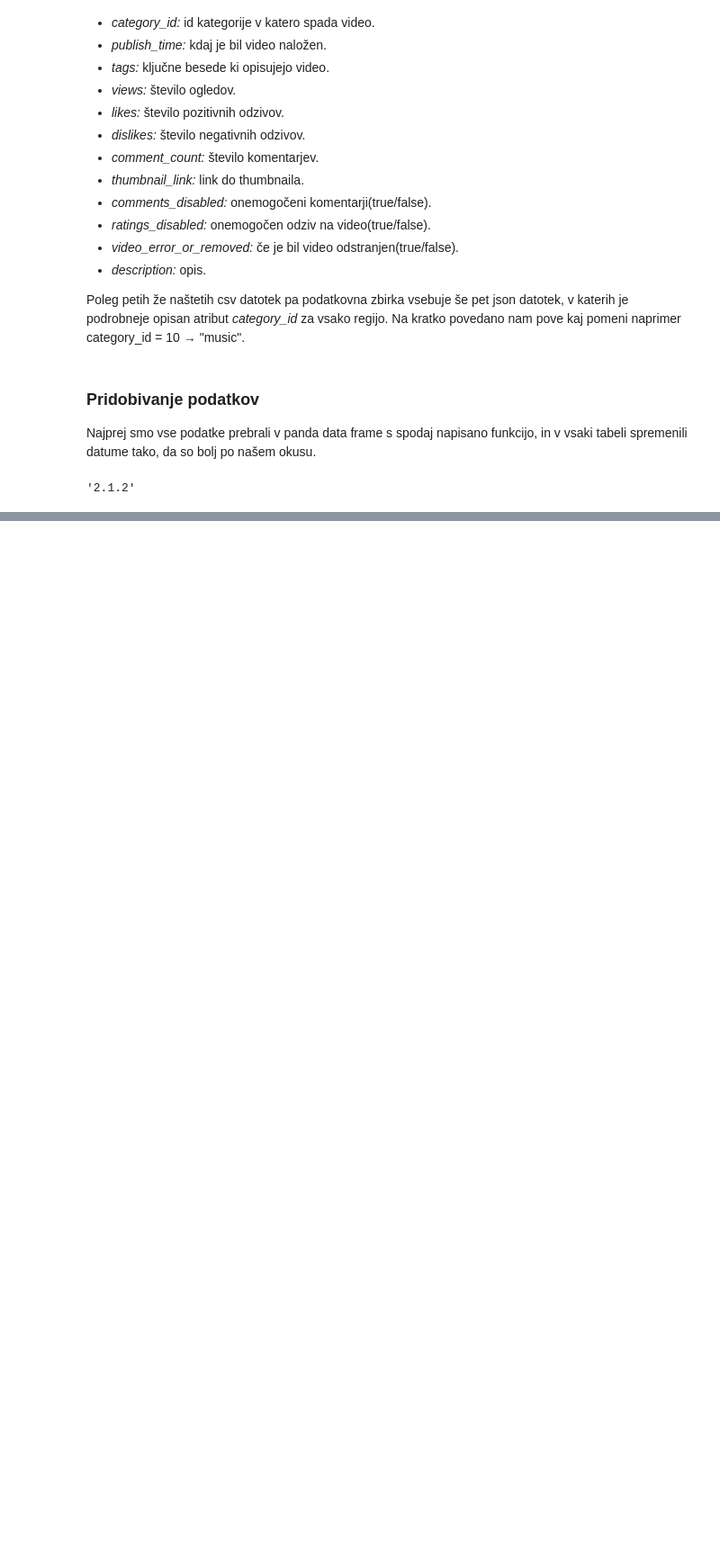
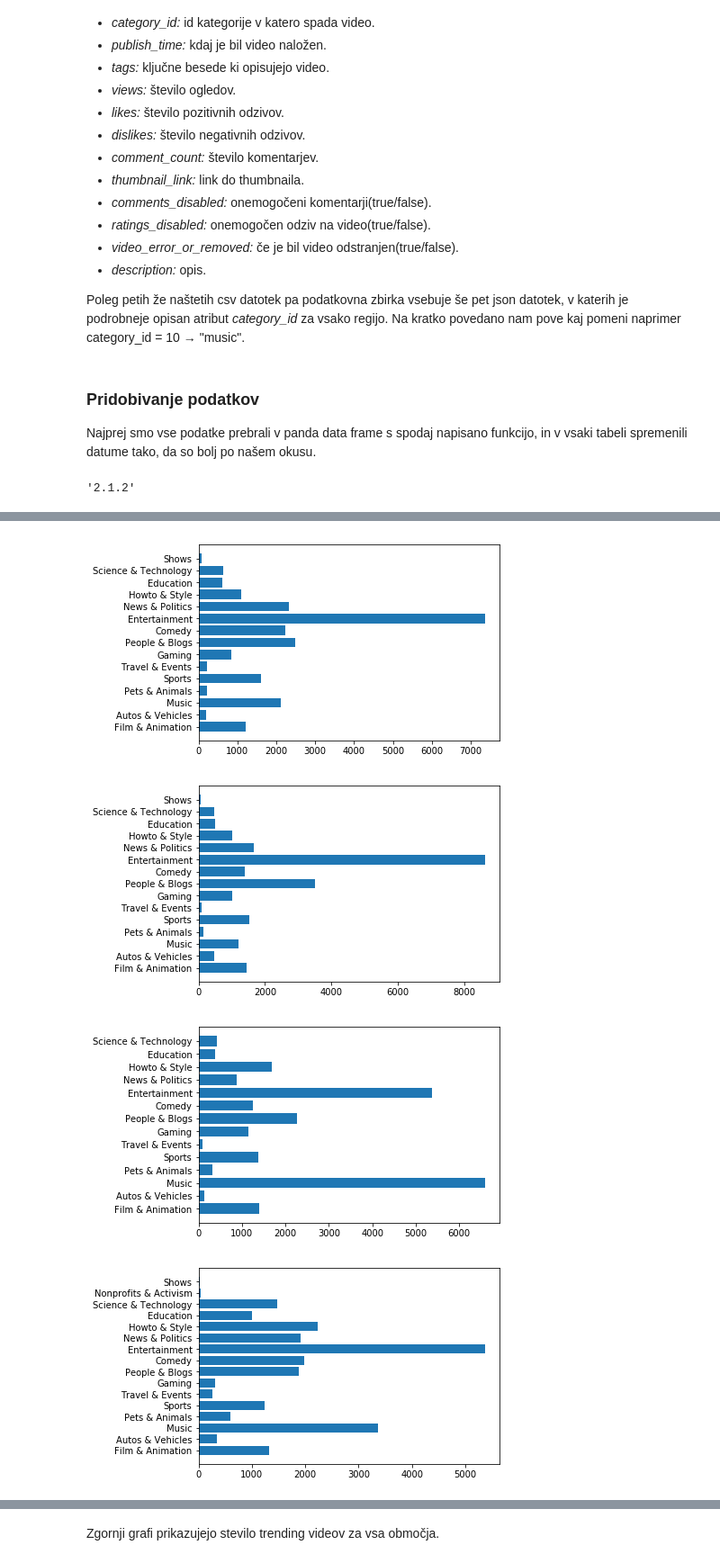
Before and after one commit to n3jc123/PR18NPZPMS, a Jupyter notebook: project_code.ipynb, the cells around one changed output, grey strips where cells are left out. Shown at 90% size. Cells and saved outputs as stored; diff of their text form; code cells hidden in the pictures; blank space fills up the shorter version.

```diff
--- a/project_code.ipynb
+++ b/project_code.ipynb
@@ -54,8 +54,11 @@ from IPython.core.interactiveshell import InteractiveShell
 InteractiveShell.ast_node_interactivity = "all"
 %matplotlib inline
 import matplotlib
+import math
+import json
 import matplotlib.pyplot as plt
-import math
+import matplotlib.patches as patches
+import matplotlib.path as path
 
 
 matplotlib.__version__
@@ -66,6 +69,27 @@ def trans_time(date):
 def read_table(file_name):
     data = pan.read_csv(file_name, sep=',')
     return data
+
+def videos_per_cat(file_name, data_frame):
+
+    frame_data = data_frame
+    videos_count = frame_data.groupby("category_id").count()
+    videos_count = videos_count.reset_index()
+    videos_count = videos_count[["category_id", "video_id"]]
+    json_data = json.load(open(file_name))
+    cats = dict()
+    for cat in json_data["items"]:
+        cats[cat["id"]] = cat["snippet"]["title"]
+
+
+    cats = pan.DataFrame(list(cats.items()), columns=['category_id', 'category_title']);
+    cats["category_id"] = cats["category_id"].astype("int64");
+    videos_count = pan.merge(videos_count, cats, on="category_id");
+
+    index = np.arange(len(videos_count));
+    plt.barh(index, videos_count["video_id"]);
+    plt.yticks(index, videos_count["category_title"], fontsize=10);
+    plt.show()
 # %% [output]
 '2.1.2'
 # %%
@@ -277,0 +111,11 @@ ts
+# %%
+videos_per_cat("data/CA_category_id.json", CA_data)
+videos_per_cat("data/DE_category_id.json", DE_data)
+videos_per_cat("data/GB_category_id.json", GB_data)
+videos_per_cat("data/US_category_id.json", US_data)
+videos_per_cat("data/FR_category_id.json", FR_data)
+# %% [output]
+[figure, added]
+[figure, added]
+[figure, added]
+[figure, added]
@@ -277,0 +123,2 @@ ts
+# %% [markdown]
+Zgornji grafi prikazujejo stevilo trending videov za vsa območja.
```
Also changed, not shown: parts of 26 cells of this notebook.
